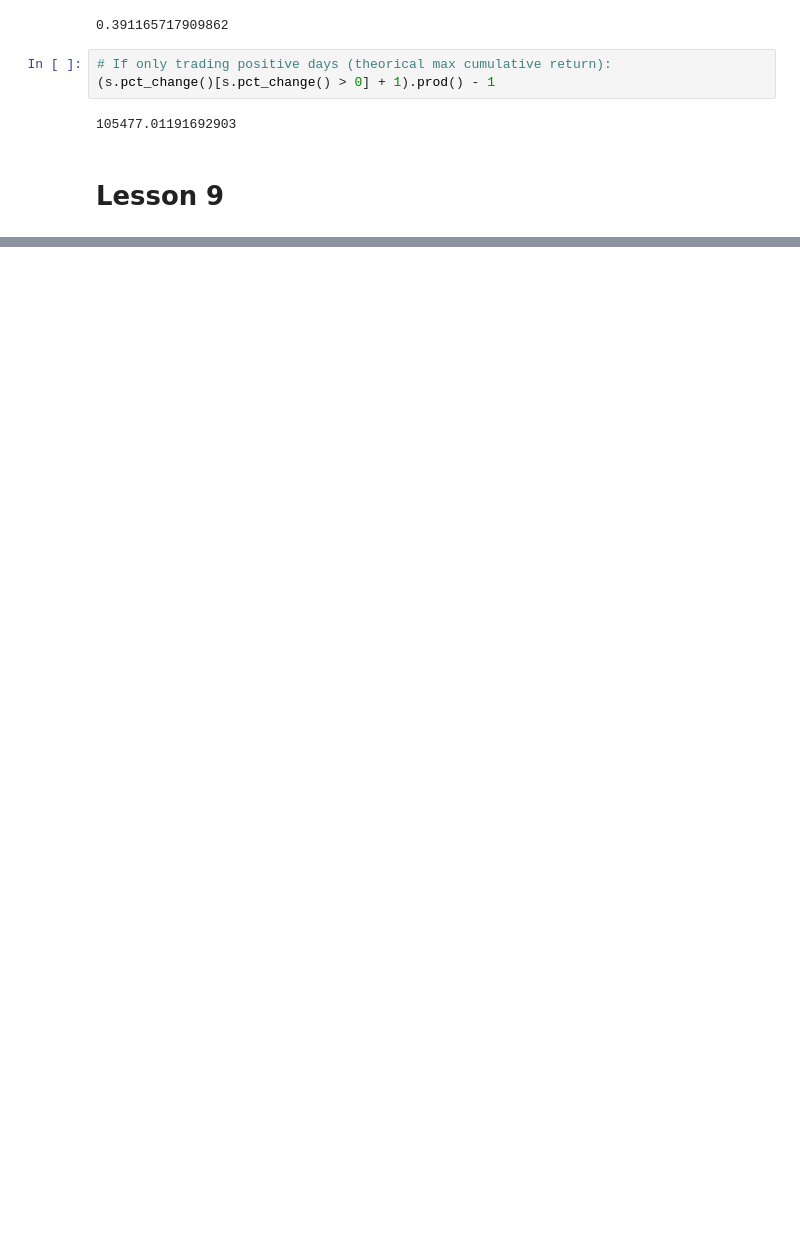
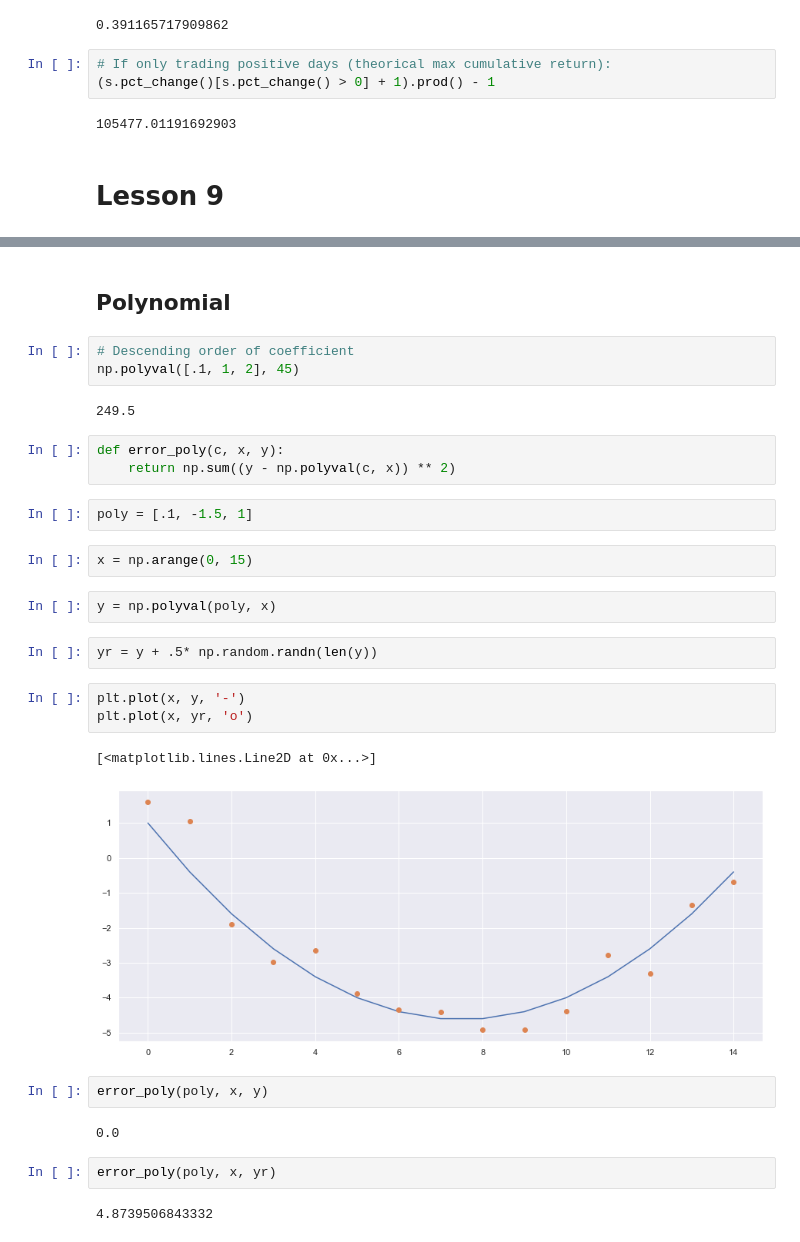
Before and after one commit to mathieugouin/tradesim, a Jupyter notebook: udacity.ipynb, the cells around one changed output, grey strips where cells are left out. Drawn from its saved outputs; the diff is of its cells as text; blank space fills up the shorter version.

```diff
--- a/udacity.ipynb
+++ b/udacity.ipynb
@@ -579,0 +634,32 @@ s[-1] / s[0] - 1
+# %% [markdown]
+## Polynomial
+# %%
+# Descending order of coefficient
+np.polyval([.1, 1, 2], 45)
+# %% [output]
+249.5
+# %%
+def error_poly(c, x, y):
+    return np.sum((y - np.polyval(c, x)) ** 2)
+# %%
+poly = [.1, -1.5, 1]
+# %%
+x = np.arange(0, 15)
+# %%
+y = np.polyval(poly, x)
+# %%
+yr = y + .5* np.random.randn(len(y))
+# %%
+plt.plot(x, y, '-')
+plt.plot(x, yr, 'o')
+# %% [output]
+[<matplotlib.lines.Line2D at 0x...>]
+[figure, added]
+# %%
+error_poly(poly, x, y)
+# %% [output]
+0.0
+# %%
+error_poly(poly, x, yr)
+# %% [output]
+4.8739506843332
```
Also changed, not shown: parts of 23 cells of this notebook.
